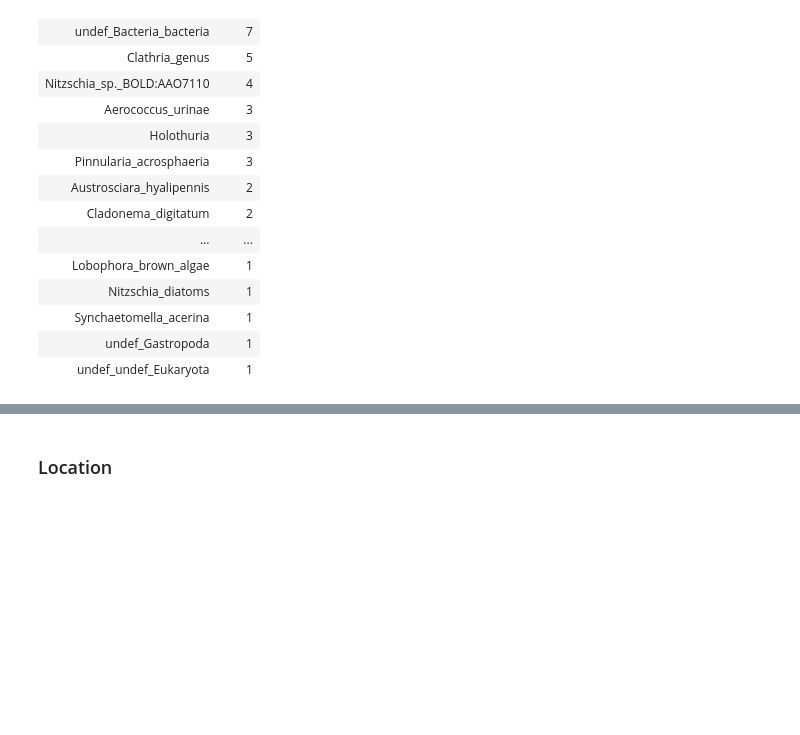
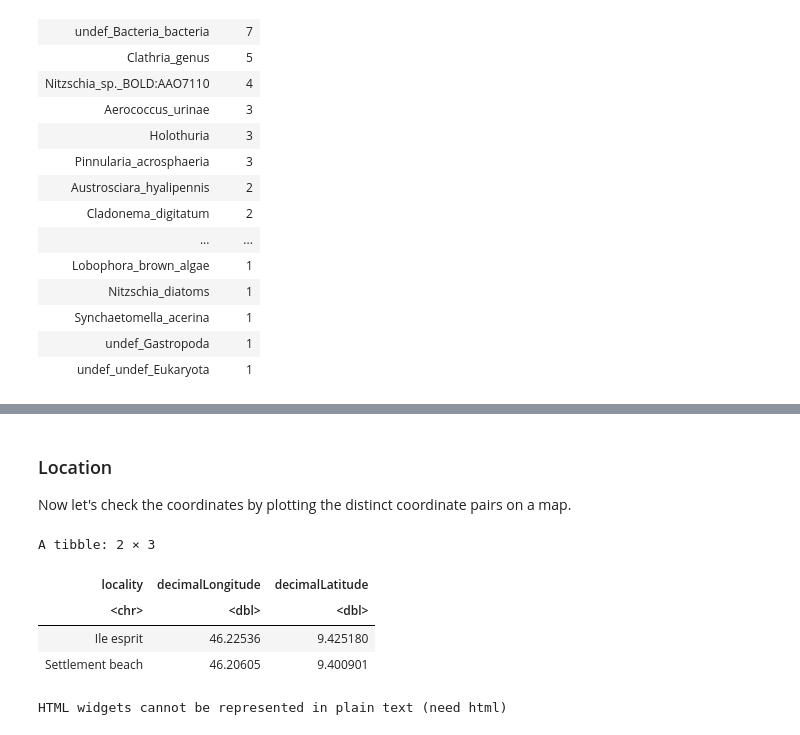
Before and after one commit to iobis/sg-12-dataset, a Jupyter notebook: scripts/pieter.ipynb, the cells around one changed output, grey strips where cells are left out. Cells and saved outputs as stored; diff of their text form; code cells hidden in the pictures; blank space fills up the shorter version.

```diff
--- a/scripts/pieter.ipynb
+++ b/scripts/pieter.ipynb
@@ -329,3 +354,23 @@ A tibble: 13375 × 16
 | EE0495 | EE0495 | 02/04/2023 | Settlement beach | 46.20605 | 9.400901 | 98 | ... |
 # %% [markdown]
 ### Location
+
+Now let's check the coordinates by plotting the distinct coordinate pairs on a map.
+# %%
+library(leaflet)
+
+stations <- occurrence %>%
+    distinct(locality, decimalLongitude, decimalLatitude)
+
+stations
+
+leaflet() %>%
+    addTiles() %>%
+    addMarkers(lng = stations$decimalLongitude, lat = stations$decimalLatitude, popup = stations$locality)
+# %% [output]
+A tibble: 2 × 3
+| locality | decimalLongitude | decimalLatitude |
+| <chr> | <dbl> | <dbl> |
+| Ile esprit | 46.22536 | 9.425180 |
+| Settlement beach | 46.20605 | 9.400901 |
+HTML widgets cannot be represented in plain text (need html)
```
Also changed, not shown: parts of 23 cells of this notebook.
